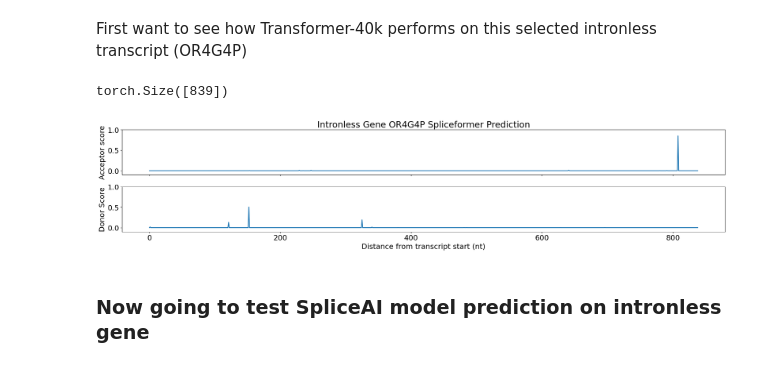
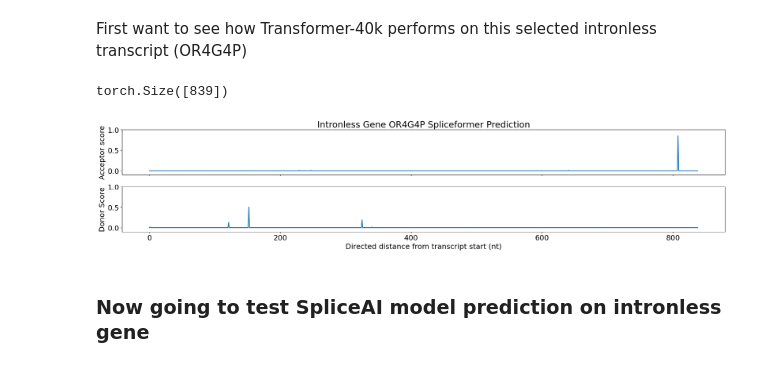
Before and after one commit to Dflorizone/Spliceformer, a Jupyter notebook: Code/intronless_interpretation.ipynb, the cells around one changed output. Cells and saved outputs as stored; diff of their text form; code cells hidden in the pictures.

```diff
--- a/Code/intronless_interpretation.ipynb
+++ b/Code/intronless_interpretation.ipynb
@@ -232,23 +232,23 @@ prediction = prediction[0,:,left_padding:-right_padding]
 # %%
 plt.rcParams.update({'font.size': 18})
 fig, (ax1, ax2) = plt.subplots(2, 1,figsize=(22, 5),sharex=True)
 x = np.arange(prediction.shape[1])
 ax1.plot(x,prediction[1,:],linewidth=2,zorder=-32)
 ax2.plot(x,prediction[2,:],linewidth=2,zorder=-32)
 print(prediction[1,:].shape)
-plt.xlabel('Distance from transcript start (nt)')
+plt.xlabel('Directed distance from transcript start (nt)')
 ax1.set_ylabel('Acceptor score')
 ax2.set_ylabel('Donor Score')
 ax1.set_title('Intronless Gene OR4G4P Spliceformer Prediction')
 ax1.set_ylim([-0.1,1])
 ax2.set_ylim([-0.1,1])
 plt.tight_layout()
-plt.savefig('../Results/Transformer_intronless_prediction.png', dpi=400)
+plt.savefig('../Results/Transformer_intronless_prediction_OR4G4P.pdf')
 plt.show()
 plt.close()
 # %% [output]
 torch.Size([839])
-[figure, old version]
+[figure, new version]
 # %% [markdown]
 ### Now going to test SpliceAI model prediction on intronless gene
 # %%
```
Also changed, not shown: parts of 10 cells of this notebook, 13 other files.
